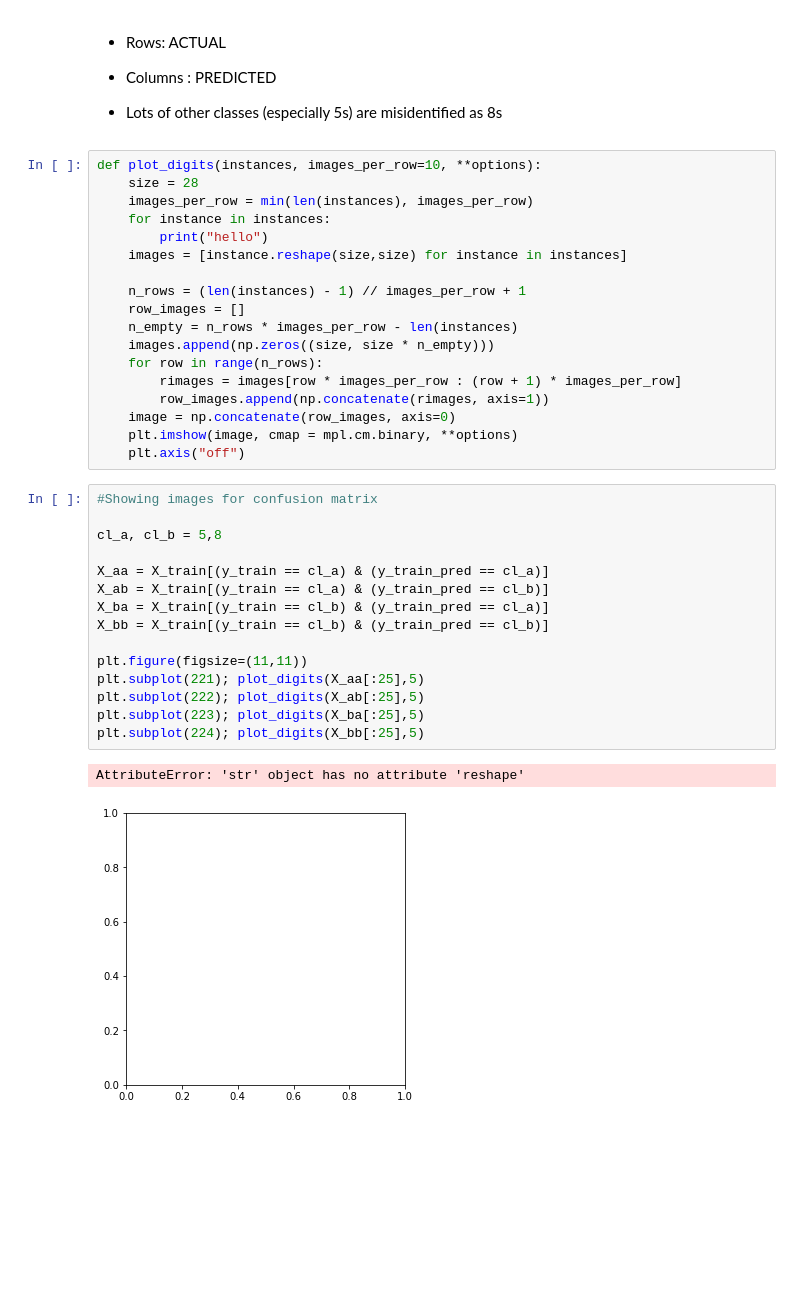
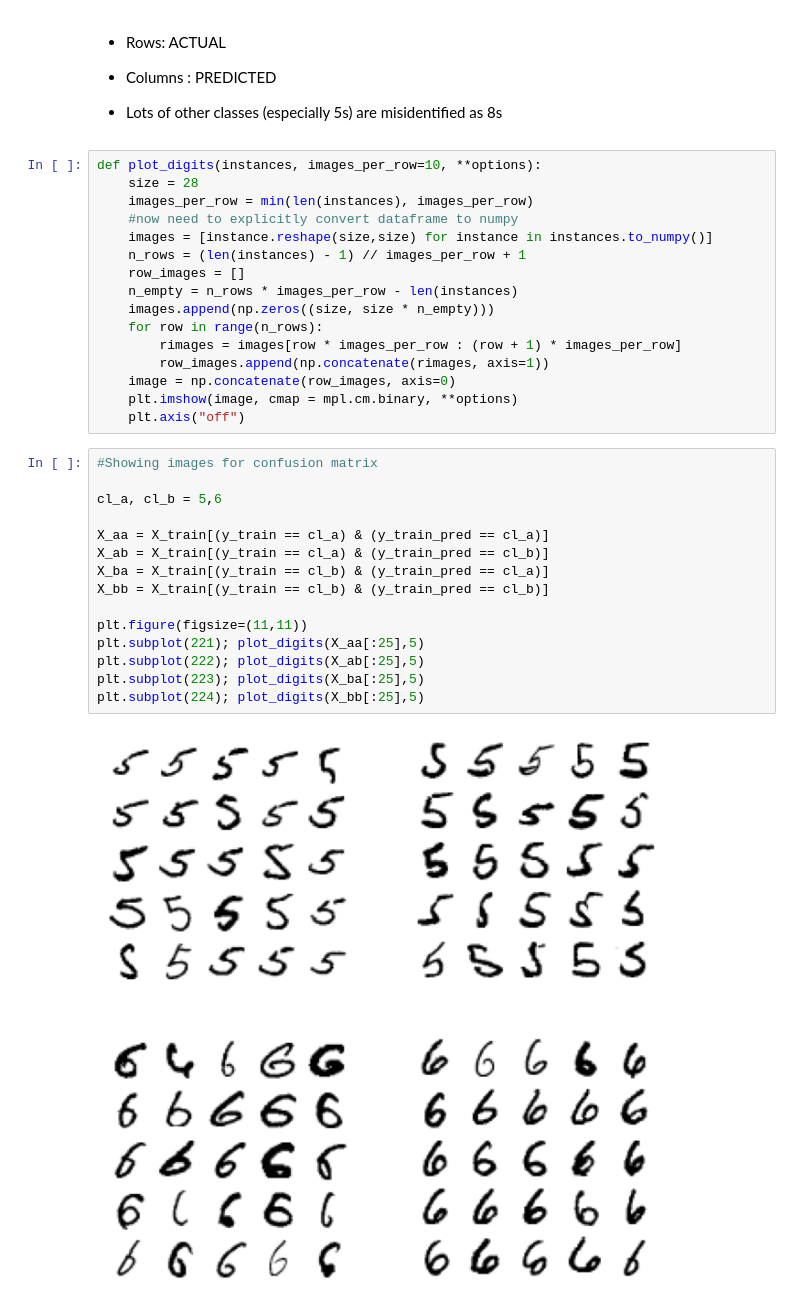
Before and after one commit to Longs/Ch3, a Jupyter notebook: mnist.ipynb, the cells around one changed output. Drawn from its saved outputs; the diff is of its cells as text; blank space fills up the shorter version.

```diff
--- a/mnist.ipynb
+++ b/mnist.ipynb
@@ -282,10 +282,8 @@ plt.show()
 def plot_digits(instances, images_per_row=10, **options):
     size = 28
     images_per_row = min(len(instances), images_per_row)
-    for instance in instances:
-        print("hello")
-    images = [instance.reshape(size,size) for instance in instances]
-
+    #now need to explicitly convert dataframe to numpy
+    images = [instance.reshape(size,size) for instance in instances.to_numpy()]
     n_rows = (len(instances) - 1) // images_per_row + 1
     row_images = []
     n_empty = n_rows * images_per_row - len(instances)
@@ -299,18 +297,17 @@ def plot_digits(instances, images_per_row=10, **options):
 # %%
 #Showing images for confusion matrix
 
-cl_a, cl_b = 5,8
+cl_a, cl_b = 5,6
 
 X_aa = X_train[(y_train == cl_a) & (y_train_pred == cl_a)]
 X_ab = X_train[(y_train == cl_a) & (y_train_pred == cl_b)]
 X_ba = X_train[(y_train == cl_b) & (y_train_pred == cl_a)]
 X_bb = X_train[(y_train == cl_b) & (y_train_pred == cl_b)]
 
 plt.figure(figsize=(11,11))
 plt.subplot(221); plot_digits(X_aa[:25],5)
 plt.subplot(222); plot_digits(X_ab[:25],5)
 plt.subplot(223); plot_digits(X_ba[:25],5)
 plt.subplot(224); plot_digits(X_bb[:25],5)
 # %% [output]
-AttributeError: 'str' object has no attribute 'reshape'
-[figure, old version]
+[figure, new version]
```
Also changed, not shown: 1 other file.
